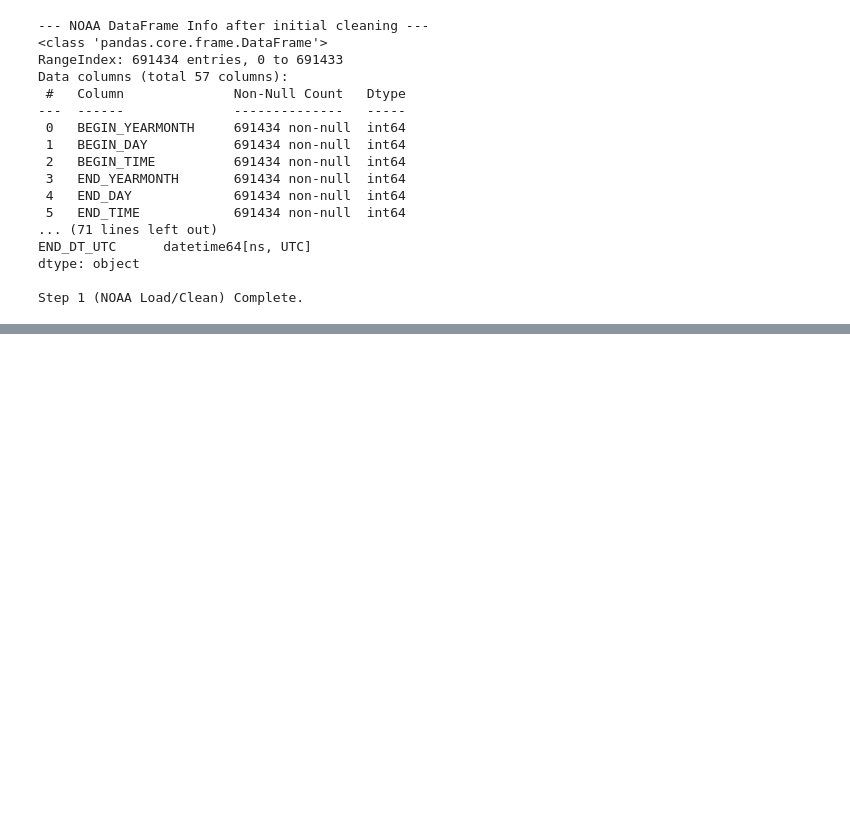
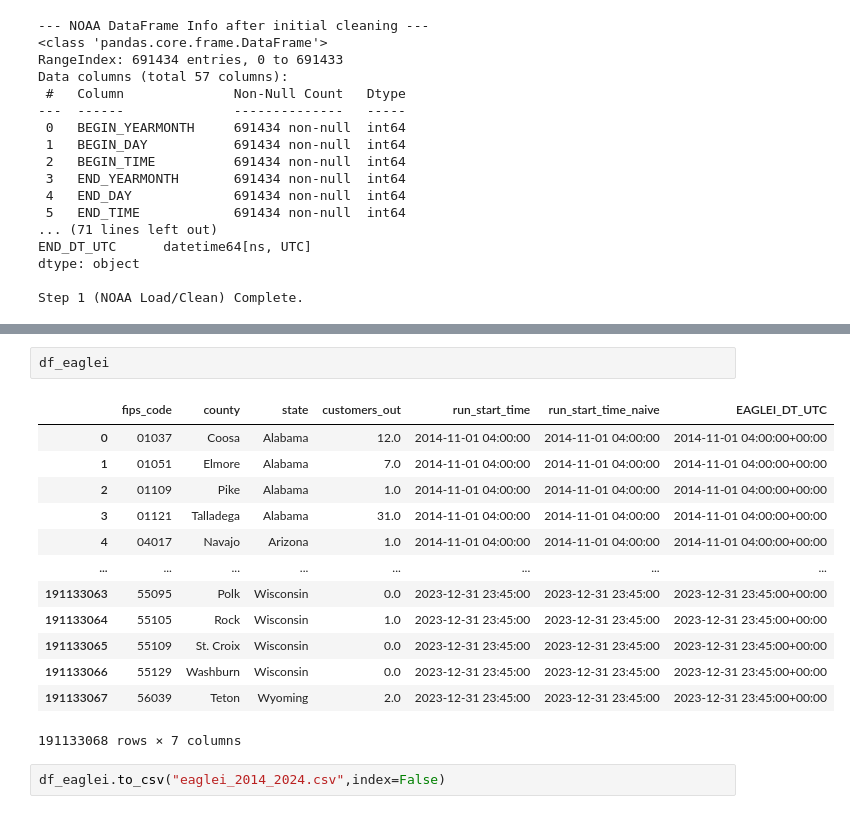
Before and after one commit to SuramyaAngdembay/Storm-power-outage-prediction, a Jupyter notebook: Data_cleaning.ipynb, the cells around one changed output, grey strips where cells are left out. Saved outputs shown, nothing was run; the diff lists cells and outputs as text; blank space fills up the shorter version.

```diff
--- a/Data_cleaning.ipynb
+++ b/Data_cleaning.ipynb
@@ -562,0 +663,18 @@ df_noaa.to_csv("NOAA_timezone_cleaned.csv",index=False)
+# %%
+df_eaglei
+# %% [output]
+|  | fips_code | county | state | customers_out | run_start_time | run_start_time_naive | EAGLEI_DT_UTC |
+| 0 | 01037 | Coosa | Alabama | 12.0 | 2014-11-01 04:00:00 | 2014-11-01 04:00:00 | 2014-11-01 04:00:00+00:00 |
+| 1 | 01051 | Elmore | Alabama | 7.0 | 2014-11-01 04:00:00 | 2014-11-01 04:00:00 | 2014-11-01 04:00:00+00:00 |
+| 2 | 01109 | Pike | Alabama | 1.0 | 2014-11-01 04:00:00 | 2014-11-01 04:00:00 | 2014-11-01 04:00:00+00:00 |
+| 3 | 01121 | Talladega | Alabama | 31.0 | 2014-11-01 04:00:00 | 2014-11-01 04:00:00 | 2014-11-01 04:00:00+00:00 |
+| 4 | 04017 | Navajo | Arizona | 1.0 | 2014-11-01 04:00:00 | 2014-11-01 04:00:00 | 2014-11-01 04:00:00+00:00 |
+| ... | ... | ... | ... | ... | ... | ... | ... |
+| 191133063 | 55095 | Polk | Wisconsin | 0.0 | 2023-12-31 23:45:00 | 2023-12-31 23:45:00 | 2023-12-31 23:45:00+00:00 |
+| 191133064 | 55105 | Rock | Wisconsin | 1.0 | 2023-12-31 23:45:00 | 2023-12-31 23:45:00 | 2023-12-31 23:45:00+00:00 |
+| 191133065 | 55109 | St. Croix | Wisconsin | 0.0 | 2023-12-31 23:45:00 | 2023-12-31 23:45:00 | 2023-12-31 23:45:00+00:00 |
+| 191133066 | 55129 | Washburn | Wisconsin | 0.0 | 2023-12-31 23:45:00 | 2023-12-31 23:45:00 | 2023-12-31 23:45:00+00:00 |
+| 191133067 | 56039 | Teton | Wyoming | 2.0 | 2023-12-31 23:45:00 | 2023-12-31 23:45:00 | 2023-12-31 23:45:00+00:00 |
+191133068 rows × 7 columns
+# %%
+df_eaglei.to_csv("eaglei_2014_2024.csv",index=False)
```
Also changed, not shown: parts of 11 cells of this notebook, 4 other files.
